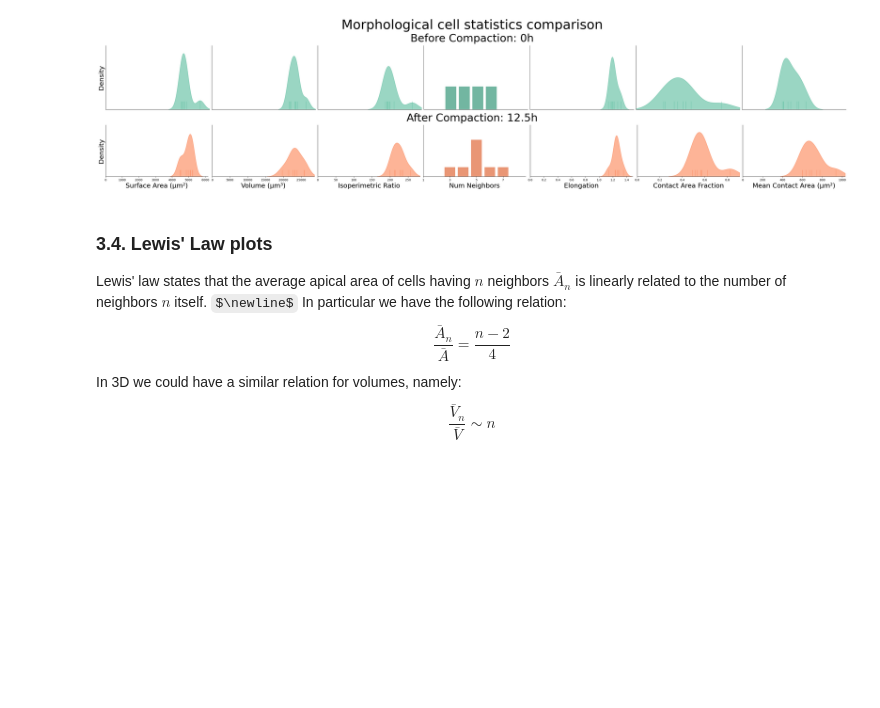
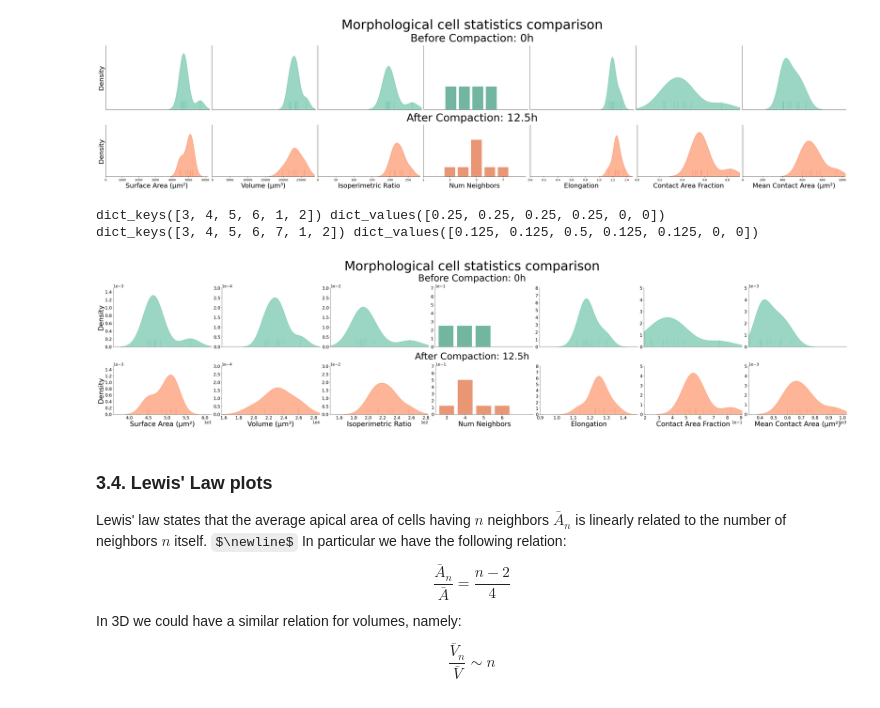
Before and after one commit to AntanasMurelis/EpiStats, a Jupyter notebook: src/tutorials/plots_tutorial.ipynb, the cells around one changed output. Drawn from its saved outputs; the diff is of its cells as text; code cells hidden in the pictures; some formulas as TeX source; blank space fills up the shorter version.

```diff
--- a/src/tutorials/plots_tutorial.ipynb
+++ b/src/tutorials/plots_tutorial.ipynb
@@ -224,3 +417,18 @@ sp.features_grid_kdplots(
+# %%
+grid_plots(
+    df=numeric_cell_stats_df,
+    features=numerical_features,
+    y_lims=y_lims,
+    remove_outliers=False,
+    units_of_measure=uoms,
+    color_map=cell_cmap,
+    save_dir=save_plots_dir,
+    show=True
+)
+# %% [output]
+dict_keys([3, 4, 5, 6, 1, 2]) dict_values([0.25, 0.25, 0.25, 0.25, 0, 0])
+dict_keys([3, 4, 5, 6, 7, 1, 2]) dict_values([0.125, 0.125, 0.5, 0.125, 0.125, 0, 0])
+[figure, added]
 # %% [markdown]
 ### 3.4. Lewis' Law plots
 
```
Also changed, not shown: parts of 1 cell of this notebook.
